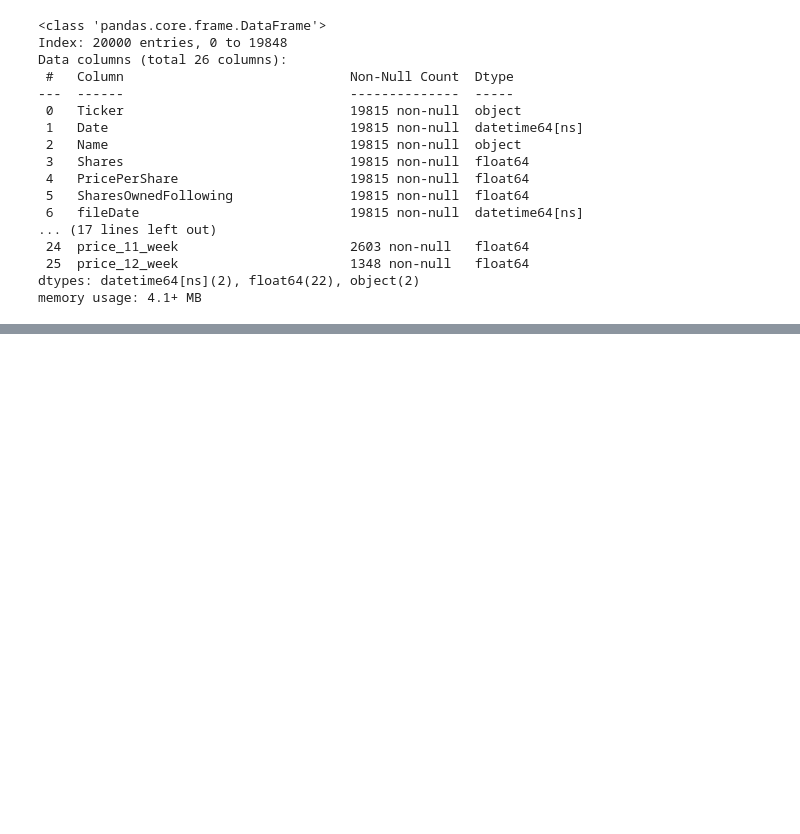
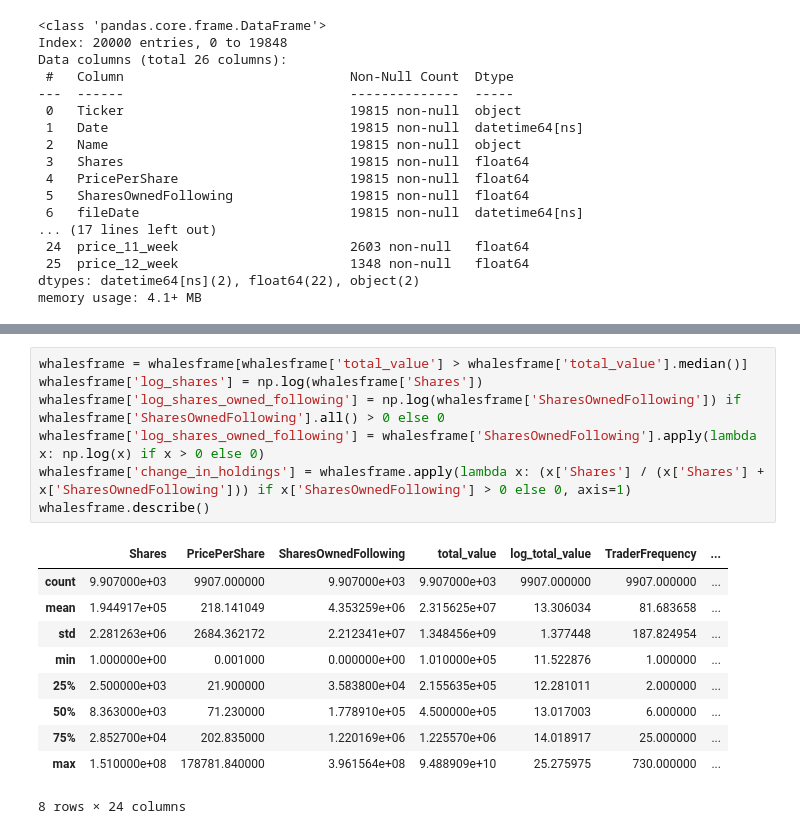
Before and after one commit to xtrabyte-consulting/insider-intel-algo, a Jupyter notebook: notebooks/03_combine_filings_prices.ipynb, the cells around one changed output, grey strips where cells are left out. Drawn from its saved outputs; the diff is of its cells as text; blank space fills up the shorter version.

```diff
--- a/notebooks/03_combine_filings_prices.ipynb
+++ b/notebooks/03_combine_filings_prices.ipynb
@@ -287,0 +333,18 @@ memory usage: 4.1+ MB
+# %%
+whalesframe = whalesframe[whalesframe['total_value'] > whalesframe['total_value'].median()]
+whalesframe['log_shares'] = np.log(whalesframe['Shares'])
+whalesframe['log_shares_owned_following'] = np.log(whalesframe['SharesOwnedFollowing']) if whalesframe['SharesOwnedFollowing'].all() > 0 else 0
+whalesframe['log_shares_owned_following'] = whalesframe['SharesOwnedFollowing'].apply(lambda x: np.log(x) if x > 0 else 0)
+whalesframe['change_in_holdings'] = whalesframe.apply(lambda x: (x['Shares'] / (x['Shares'] + x['SharesOwnedFollowing'])) if x['SharesOwnedFollowing'] > 0 else 0, axis=1)
+whalesframe.describe()
+# %% [output]
+|  | Shares | PricePerShare | SharesOwnedFollowing | total_value | log_total_value | TraderFrequency | ... |
+| count | 9.907000e+03 | 9907.000000 | 9.907000e+03 | 9.907000e+03 | 9907.000000 | 9907.000000 | ... |
+| mean | 1.944917e+05 | 218.141049 | 4.353259e+06 | 2.315625e+07 | 13.306034 | 81.683658 | ... |
+| std | 2.281263e+06 | 2684.362172 | 2.212341e+07 | 1.348456e+09 | 1.377448 | 187.824954 | ... |
+| min | 1.000000e+00 | 0.001000 | 0.000000e+00 | 1.010000e+05 | 11.522876 | 1.000000 | ... |
+| 25% | 2.500000e+03 | 21.900000 | 3.583800e+04 | 2.155635e+05 | 12.281011 | 2.000000 | ... |
+| 50% | 8.363000e+03 | 71.230000 | 1.778910e+05 | 4.500000e+05 | 13.017003 | 6.000000 | ... |
+| 75% | 2.852700e+04 | 202.835000 | 1.220169e+06 | 1.225570e+06 | 14.018917 | 25.000000 | ... |
+| max | 1.510000e+08 | 178781.840000 | 3.961564e+08 | 9.488909e+10 | 25.275975 | 730.000000 | ... |
+8 rows × 24 columns
```
Also changed, not shown: parts of 20 cells of this notebook.
